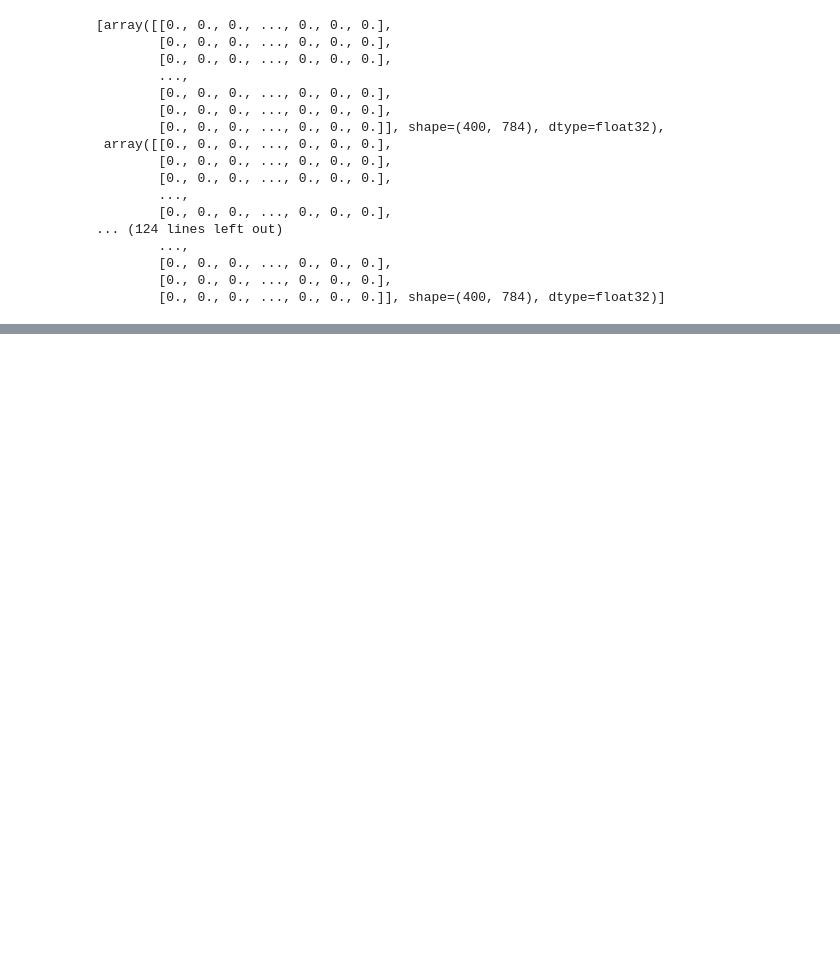
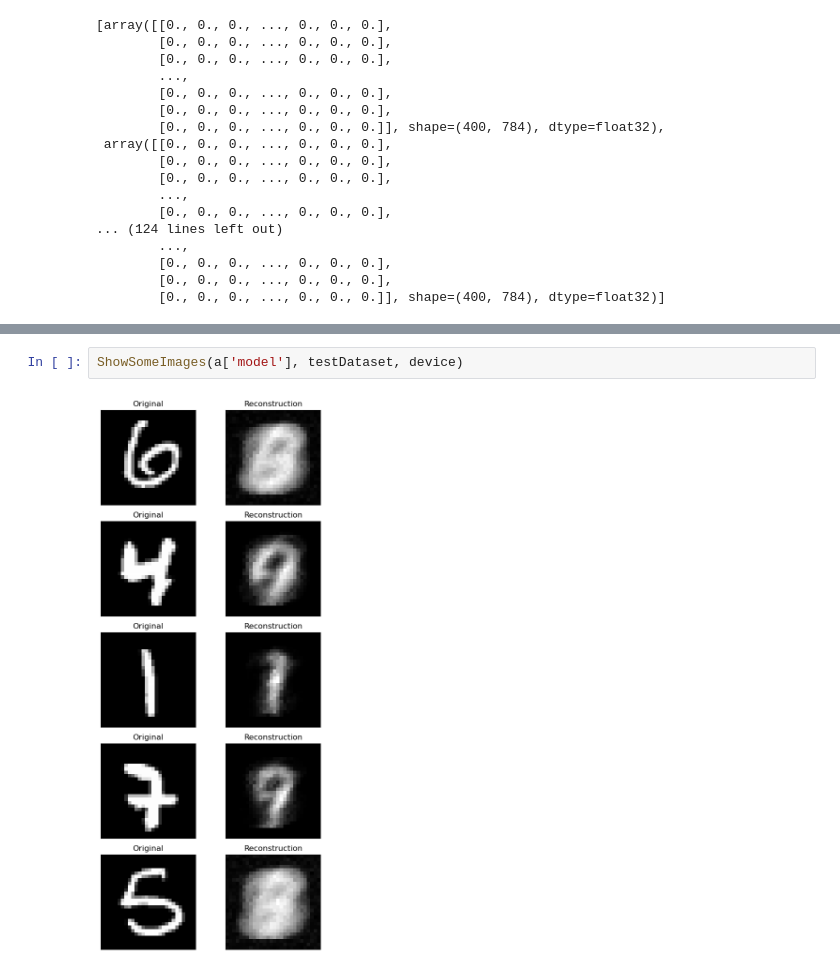
Before and after one commit to FrancescoLR02/InformationTheoryProject, a Jupyter notebook: Restyle.ipynb, the cells around one changed output, grey strips where cells are left out. Drawn from its saved outputs; the diff is of its cells as text; blank space fills up the shorter version.

```diff
--- a/Restyle.ipynb
+++ b/Restyle.ipynb
@@ -690,0 +703,4 @@ a['recorder'].AnimateActivationLayers("latent_space")
+# %%
+ShowSomeImages(a['model'], testDataset, device)
+# %% [output]
+[figure, added]
```
Also changed, not shown: parts of 8 cells of this notebook, 4 other files.
